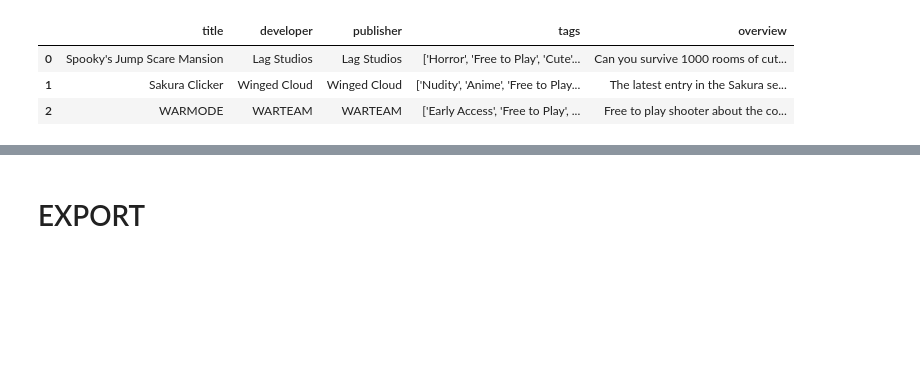
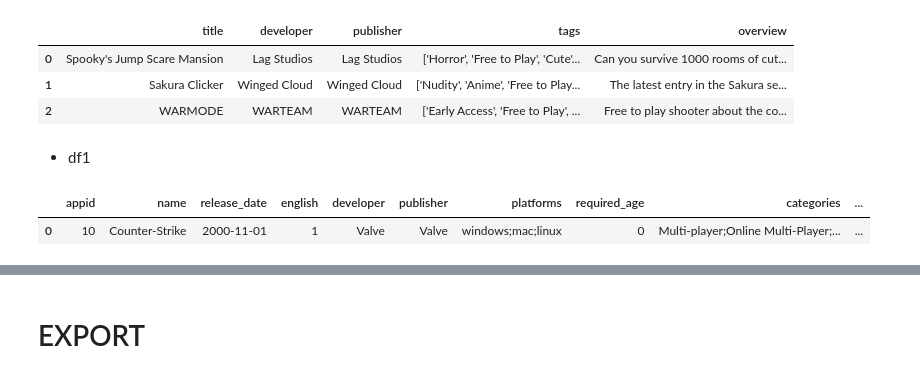
Before and after one commit to vivyhasadream/Game_Recommender_System_W_Sentimental_Analyzer, a Jupyter notebook: 1_DataCleaning_SteamStore.ipynb, the cells around one changed output, grey strips where cells are left out. Saved outputs shown, nothing was run; the diff lists cells and outputs as text; code cells hidden in the pictures; blank space fills up the shorter version.

```diff
--- a/1_DataCleaning_SteamStore.ipynb
+++ b/1_DataCleaning_SteamStore.ipynb
@@ -44,3 +45,10 @@ df5.head(3)
 | 0 | Spooky's Jump Scare Mansion | Lag Studios | Lag Studios | ['Horror', 'Free to Play', 'Cute'... | Can you survive 1000 rooms of cut... |
 | 1 | Sakura Clicker | Winged Cloud | Winged Cloud | ['Nudity', 'Anime', 'Free to Play... | The latest entry in the Sakura se... |
 | 2 | WARMODE | WARTEAM | WARTEAM | ['Early Access', 'Free to Play', ... | Free to play shooter about the co... |
+# %% [markdown]
+- df1
+# %%
+df1.head(1)
+# %% [output]
+|  | appid | name | release_date | english | developer | publisher | platforms | required_age | categories | ... |
+| 0 | 10 | Counter-Strike | 2000-11-01 | 1 | Valve | Valve | windows;mac;linux | 0 | Multi-player;Online Multi-Player;... | ... |
```
Also changed, not shown: parts of 4 cells of this notebook, 2 other files.
